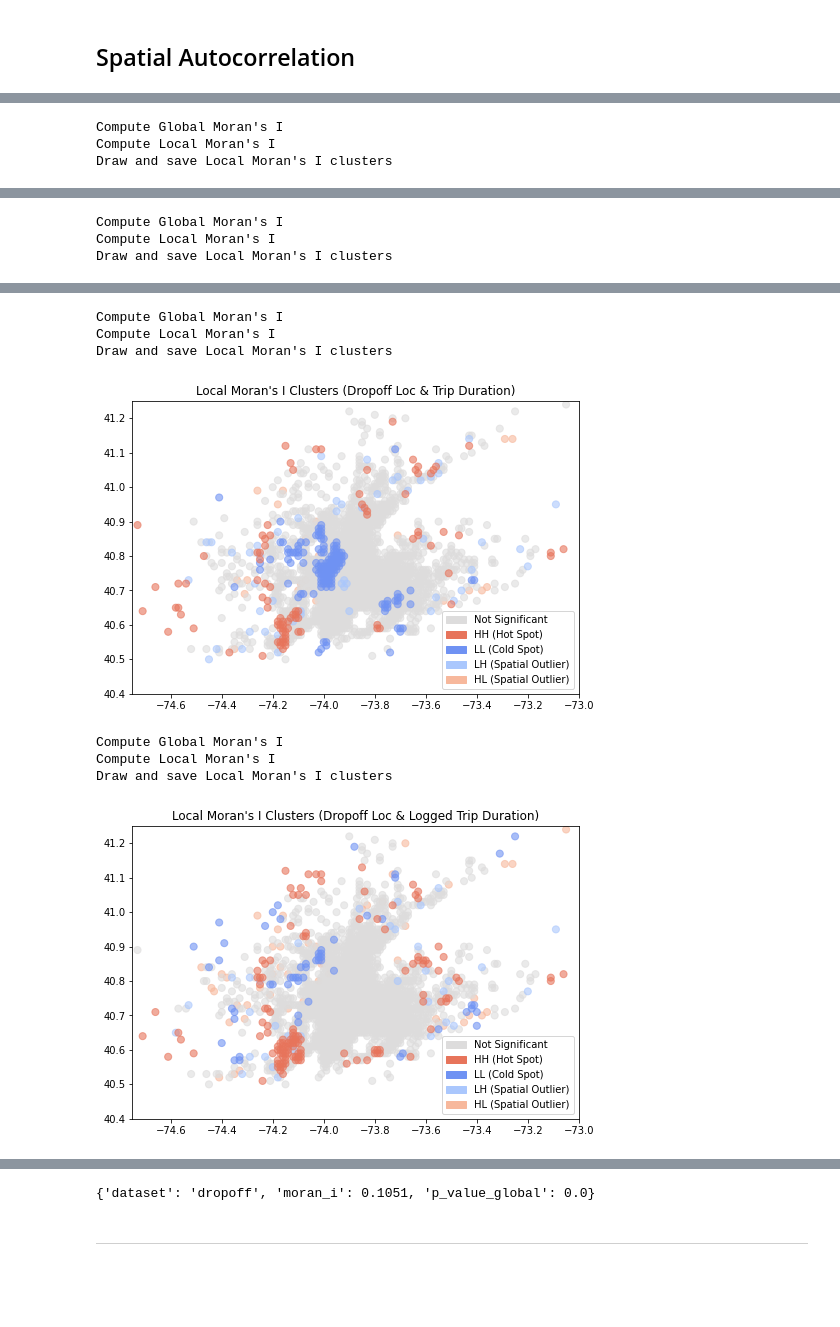
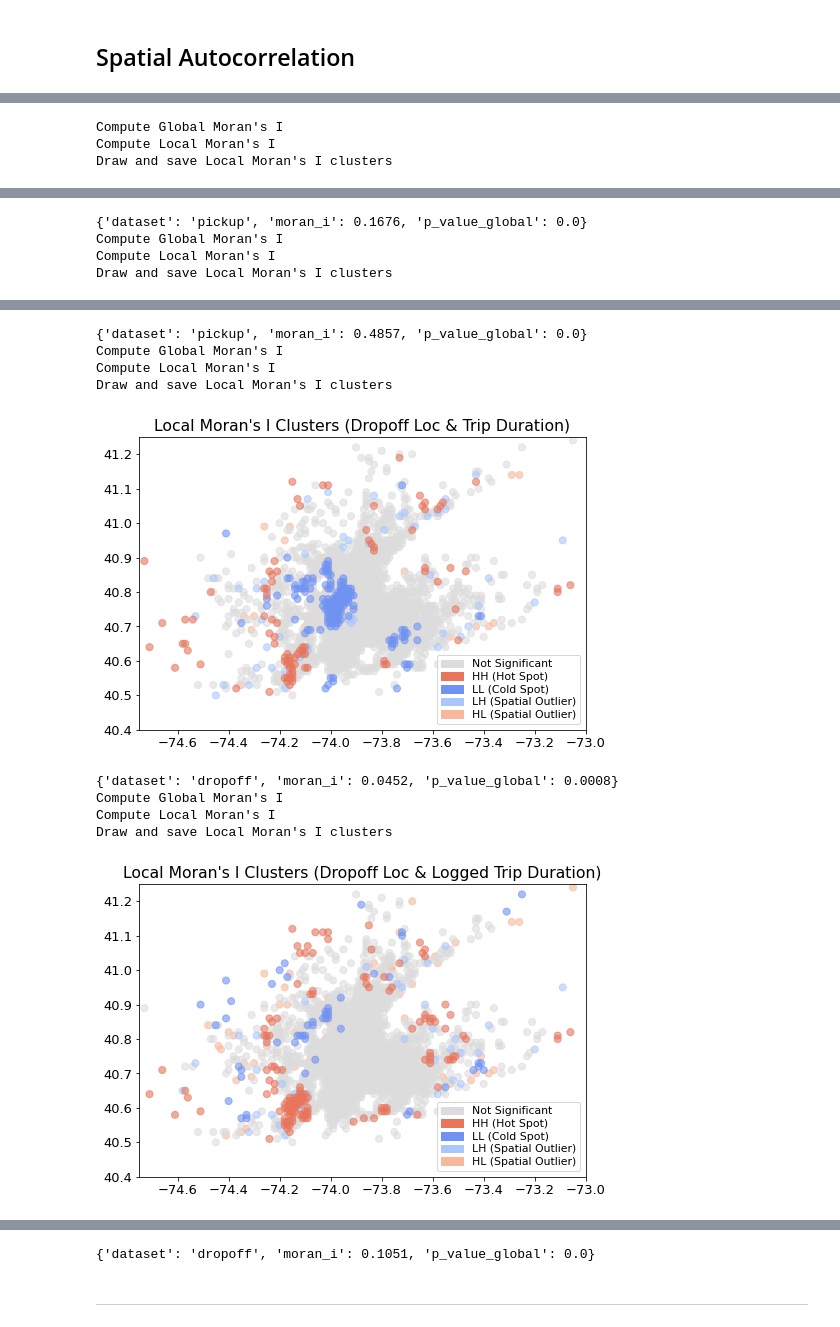
Before and after one commit to Qi-YOU/CEGE0042-STDM, a Jupyter notebook: autocorrelation.ipynb, the cells around one changed output, grey strips where cells are left out. Cells and saved outputs as stored; diff of their text form; code cells hidden in the pictures; blank space fills up the shorter version.

```diff
--- a/autocorrelation.ipynb
+++ b/autocorrelation.ipynb
@@ -193,19 +206,33 @@ Wall time: 17.2 µs
 
 # List of resampled dataframes
 resampled_datasets = {
-    "hourly": resampled_data_hourly,
-    "3hour": resampled_data_3hour,
-    "daily": resampled_data_daily,
-    "weekly": resampled_data_weekly
+    "Hourly": resampled_data_hourly,
+    "3-Hourly": resampled_data_3hour,
+    "Daily": resampled_data_daily,
+    "Weekly": resampled_data_weekly
 }
 
 # List of columns to plot
 columns_to_plot = ["trip_duration", "log_trip_duration"]
 
+# Set global font size for all plot elements
+plt.rcParams.update({'font.size': 14})  # Update all font sizes to 14
+
 # Loop through each resampled dataset and column
 for resample_name, resampled_df in resampled_datasets.items():
     for col_name in columns_to_plot:
         save_name = f"acf-pacf-{resample_name}-{col_name}.png"
+
+        # Create the general title
+        if col_name == "log_trip_duration":
+            general_title = f"ACF and PACF for Logged Trip Duration for {resample_name.capitalize()} Resampled Data"
+        else:
+            general_title = f"ACF and PACF for Trip Duration for {resample_name.capitalize()} Resampled Data"
+
         print(f"Drawing {save_name}...")
-        plot_acf_pacf(resampled_df, col_name, save_name)
+        plot_acf_pacf(resampled_df, col_name, save_name, general_title=None)
+
+
+# Reset global font size for all plot elements
+plt.rcParams.update({'font.size': 12})  # Update all font sizes to 12
 # %% [output]
@@ -454,7 +481,7 @@ def plot_morans_clusters(gdf, location_type, tgt_col, xlim=[-74.75, -73.0], ylim
 
     # Set plot title and add legend
     plt.title(title)
-    ax.legend(handles=legend_handles, loc='lower right')
+    ax.legend(handles=legend_handles, loc="lower right", fontsize="small", labelspacing=0.25)
 
     # Save and show the plot
     plt.savefig(filename, dpi=300, bbox_inches="tight")
@@ -466,5 +493,8 @@ Wall time: 1.05 ms
 # %%
 %%time
+
+# Set global font size for all plot elements
+plt.rcParams.update({'font.size': 13})  # Update all font sizes to 13
 
 # Function to process a single method-dataset combination
 def process_method(gdf_name, gdf, tgt_col):
@@ -491,6 +521,8 @@ def process_method(gdf_name, gdf, tgt_col):
         "moran_i": round(moran_i, 4),
         "p_value_global": round(p_value_global, 4),
         }
+    print(result)
+
     return result
 
 process_method("pickup", grid_gdf_pickup, tgt_col="mean_trip_duration")
@@ -505,3 +537,4 @@ Draw and save Local Moran's I clusters
+{'dataset': 'pickup', 'moran_i': 0.1676, 'p_value_global': 0.0}
 Compute Global Moran's I
 Compute Local Moran's I
 Draw and save Local Moran's I clusters
@@ -509,8 +542,10 @@ Draw and save Local Moran's I clusters
+{'dataset': 'pickup', 'moran_i': 0.4857, 'p_value_global': 0.0}
 Compute Global Moran's I
 Compute Local Moran's I
 Draw and save Local Moran's I clusters
-[figure, old version]
+[figure, new version]
+{'dataset': 'dropoff', 'moran_i': 0.0452, 'p_value_global': 0.0008}
 Compute Global Moran's I
 Compute Local Moran's I
 Draw and save Local Moran's I clusters
-[figure, old version]
+[figure, new version]
```
Also changed, not shown: parts of 12 cells of this notebook, 1 other file.
